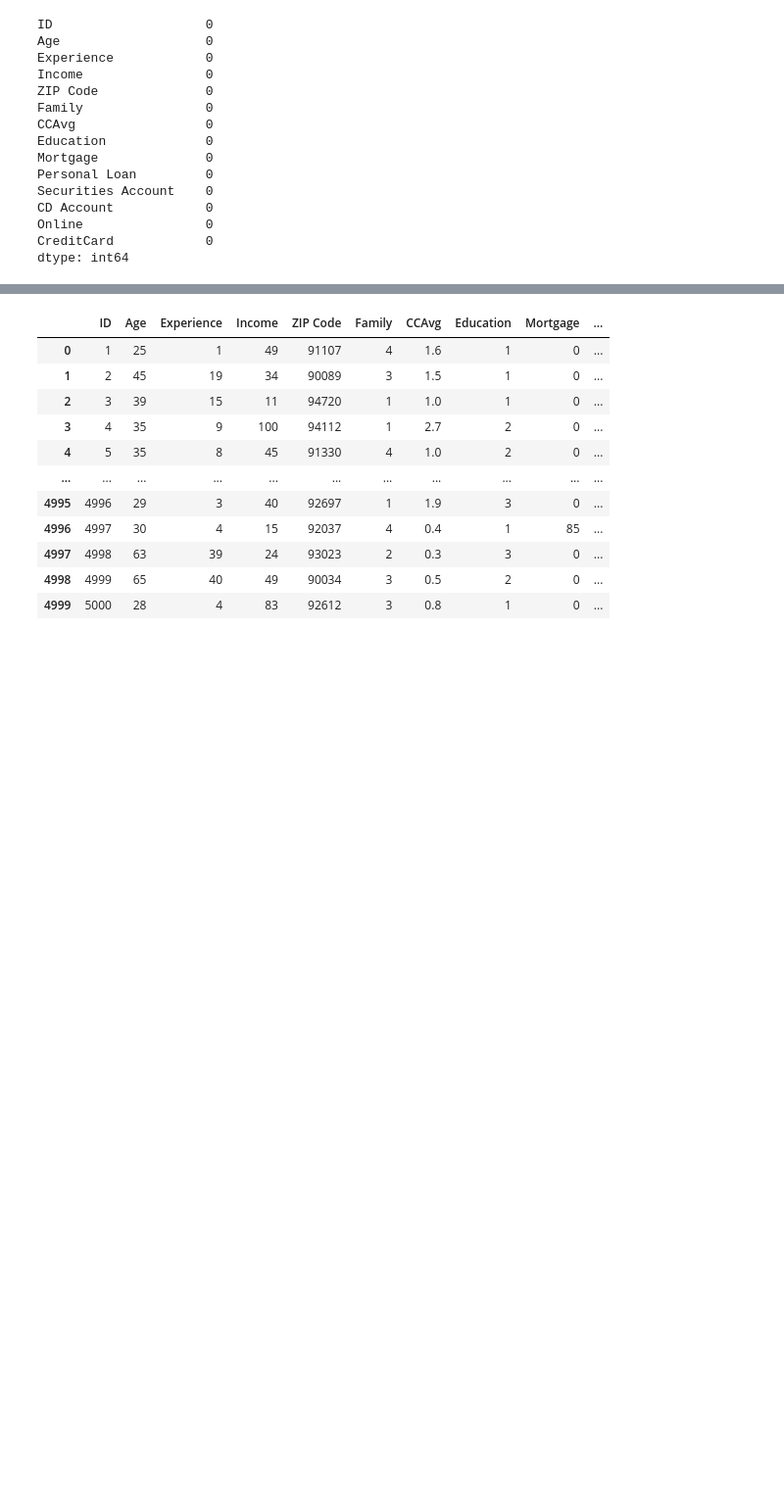
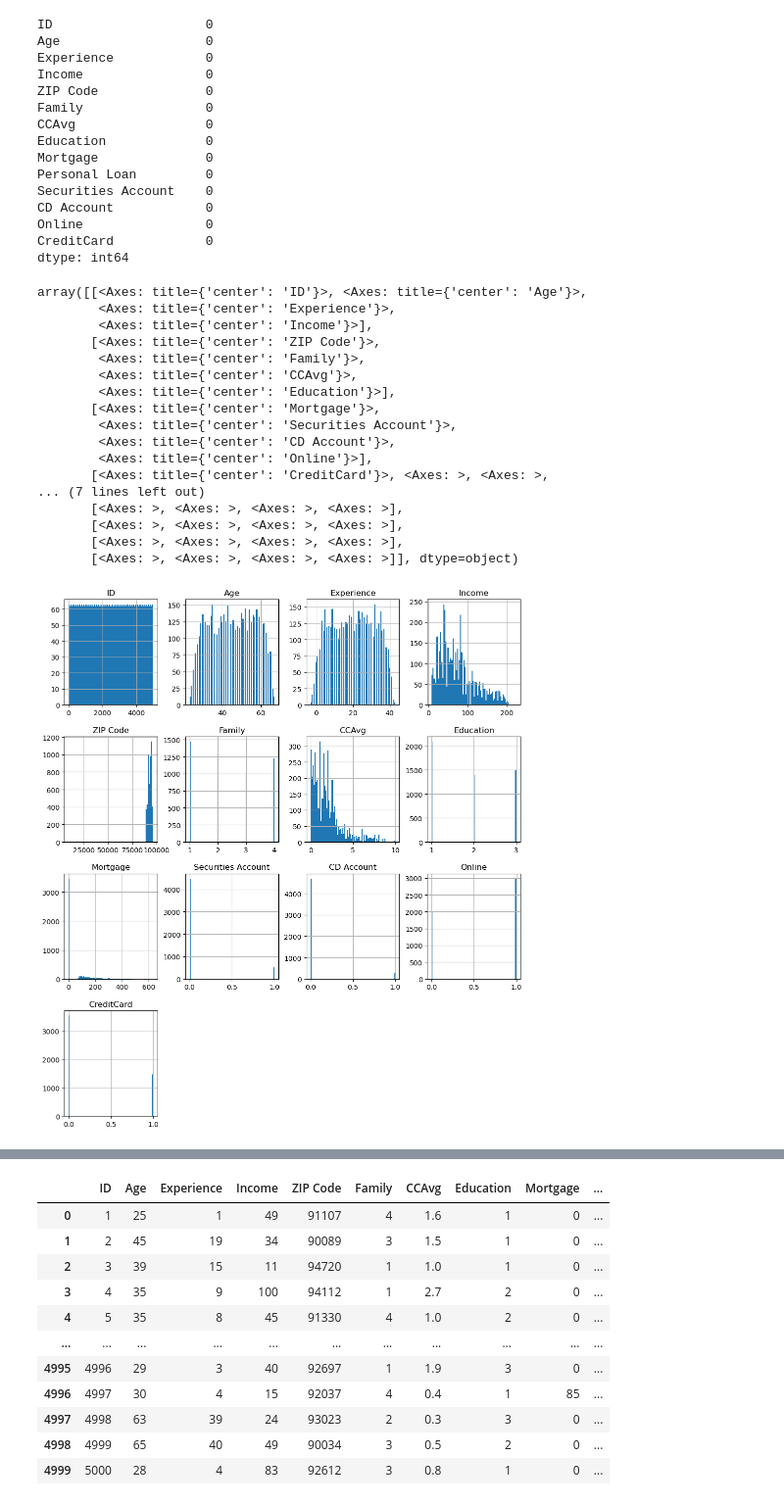
Before and after one commit to UmerAbbasi658/Loan-Prediction, a Jupyter notebook: Loan Prediction.ipynb, the cells around one changed output, grey strips where cells are left out. Shown at 98% size. Cells and saved outputs as stored; diff of their text form; code cells hidden in the pictures; blank space fills up the shorter version.

```diff
--- a/Loan Prediction.ipynb
+++ b/Loan Prediction.ipynb
@@ -79,3 +79,25 @@ CD Account            0
 Online                0
 CreditCard            0
 dtype: int64
+# %%
+col = list(data.drop('Personal Loan', axis=1))
+data[col].hist(bins=80, figsize=(12, 50), layout=(14, 4))
+# %% [output]
+array([[<Axes: title={'center': 'ID'}>, <Axes: title={'center': 'Age'}>,
+        <Axes: title={'center': 'Experience'}>,
+        <Axes: title={'center': 'Income'}>],
+       [<Axes: title={'center': 'ZIP Code'}>,
+        <Axes: title={'center': 'Family'}>,
+        <Axes: title={'center': 'CCAvg'}>,
+        <Axes: title={'center': 'Education'}>],
+       [<Axes: title={'center': 'Mortgage'}>,
+        <Axes: title={'center': 'Securities Account'}>,
+        <Axes: title={'center': 'CD Account'}>,
+        <Axes: title={'center': 'Online'}>],
+       [<Axes: title={'center': 'CreditCard'}>, <Axes: >, <Axes: >,
+... (7 lines left out)
+       [<Axes: >, <Axes: >, <Axes: >, <Axes: >],
+       [<Axes: >, <Axes: >, <Axes: >, <Axes: >],
+       [<Axes: >, <Axes: >, <Axes: >, <Axes: >],
+       [<Axes: >, <Axes: >, <Axes: >, <Axes: >]], dtype=object)
+[figure, added]
```
Also changed, not shown: parts of 20 cells of this notebook.
